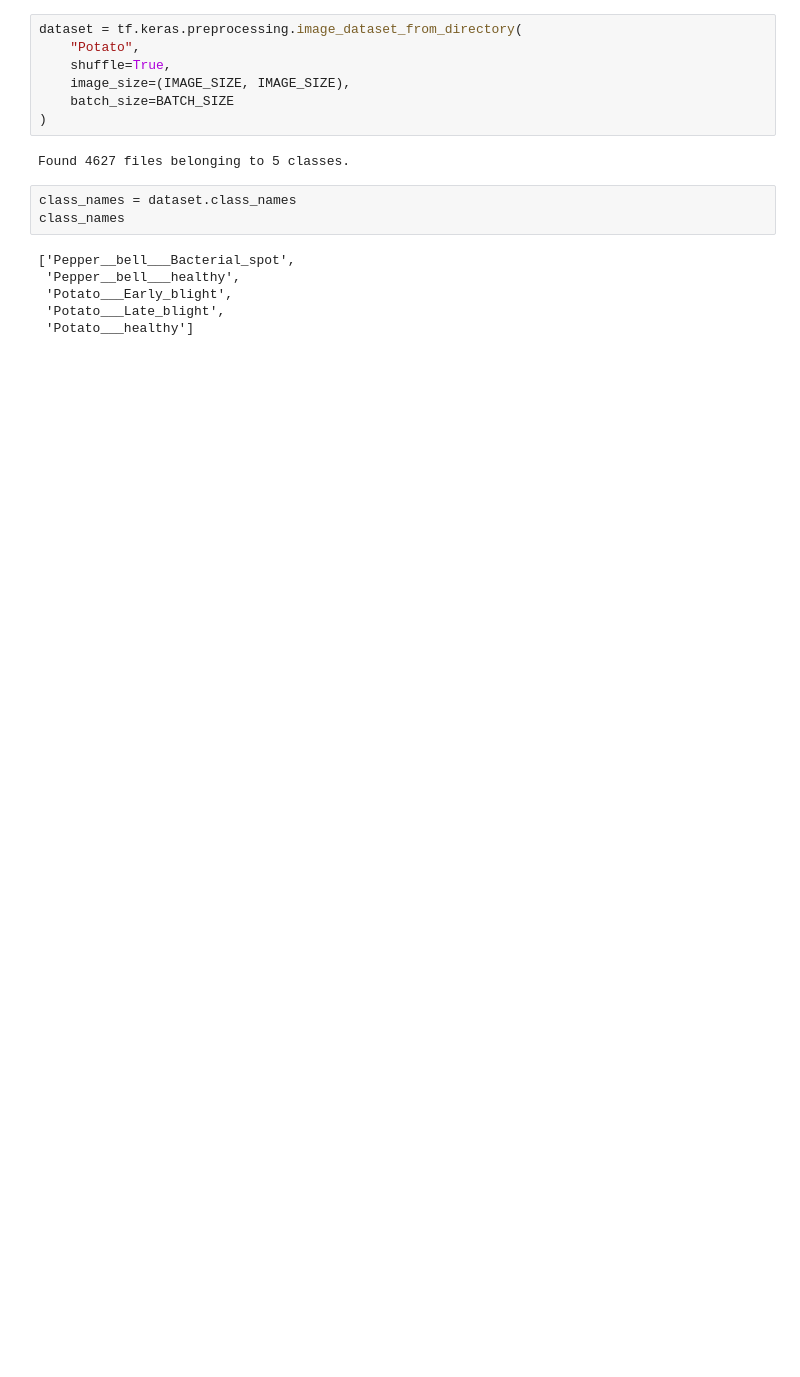
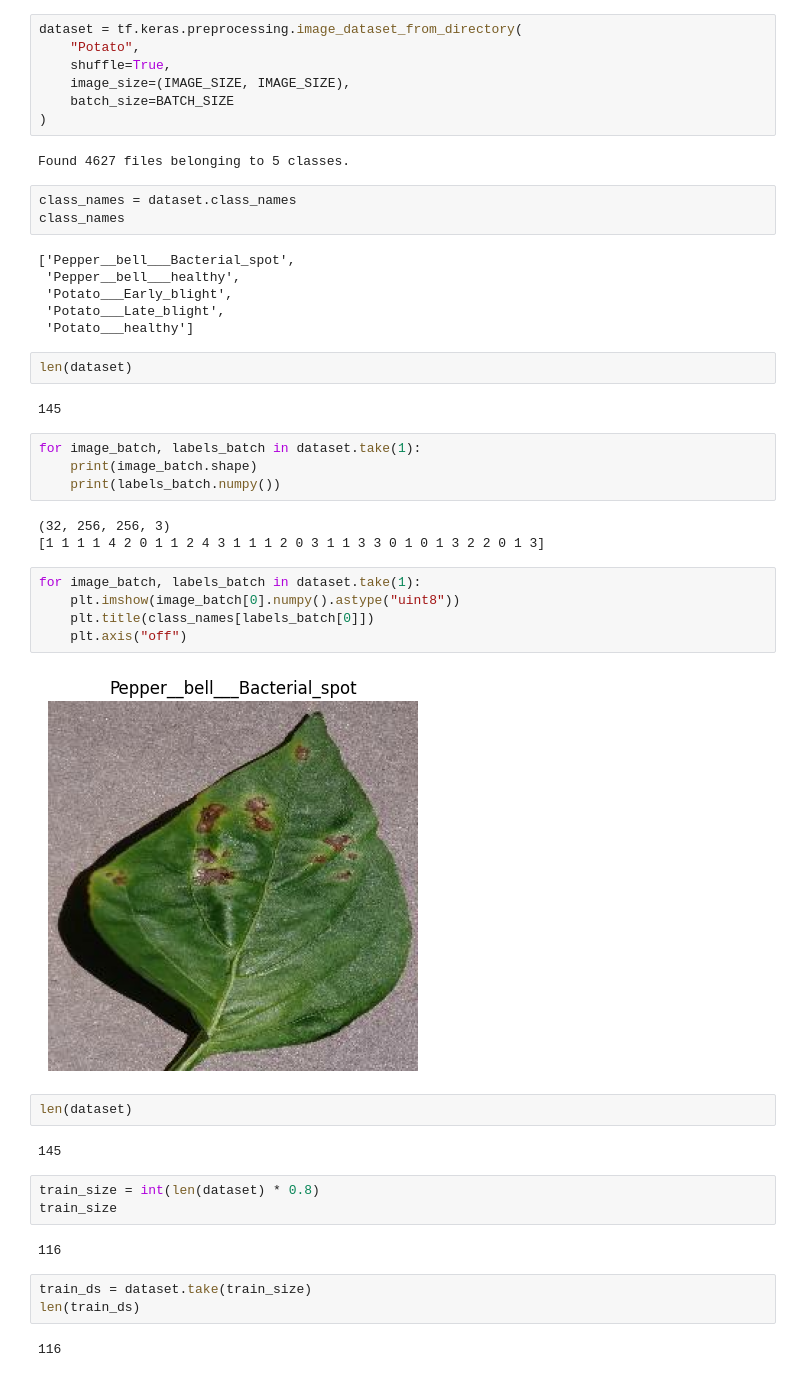
Before and after one commit to diljithmon170/AI-Engineer, a Jupyter notebook: dl/project/training/training.ipynb, the cells around one changed output. Saved outputs shown, nothing was run; the diff lists cells and outputs as text; blank space fills up the shorter version.

```diff
--- a/dl/project/training/training.ipynb
+++ b/dl/project/training/training.ipynb
@@ -23,3 +25,35 @@ class_names
  'Potato___Early_blight',
  'Potato___Late_blight',
  'Potato___healthy']
+# %%
+len(dataset)
+# %% [output]
+145
+# %%
+for image_batch, labels_batch in dataset.take(1):
+    print(image_batch.shape)
+    print(labels_batch.numpy())
+# %% [output]
+(32, 256, 256, 3)
+[1 1 1 1 4 2 0 1 1 2 4 3 1 1 1 2 0 3 1 1 3 3 0 1 0 1 3 2 2 0 1 3]
+# %%
+for image_batch, labels_batch in dataset.take(1):
+    plt.imshow(image_batch[0].numpy().astype("uint8"))
+    plt.title(class_names[labels_batch[0]])
+    plt.axis("off")
+# %% [output]
+[figure, added]
+# %%
+len(dataset)
+# %% [output]
+145
+# %%
+train_size = int(len(dataset) * 0.8)
+train_size
+# %% [output]
+116
+# %%
+train_ds = dataset.take(train_size)
+len(train_ds)
+# %% [output]
+116
```
Also changed, not shown: parts of 1 cell of this notebook.
